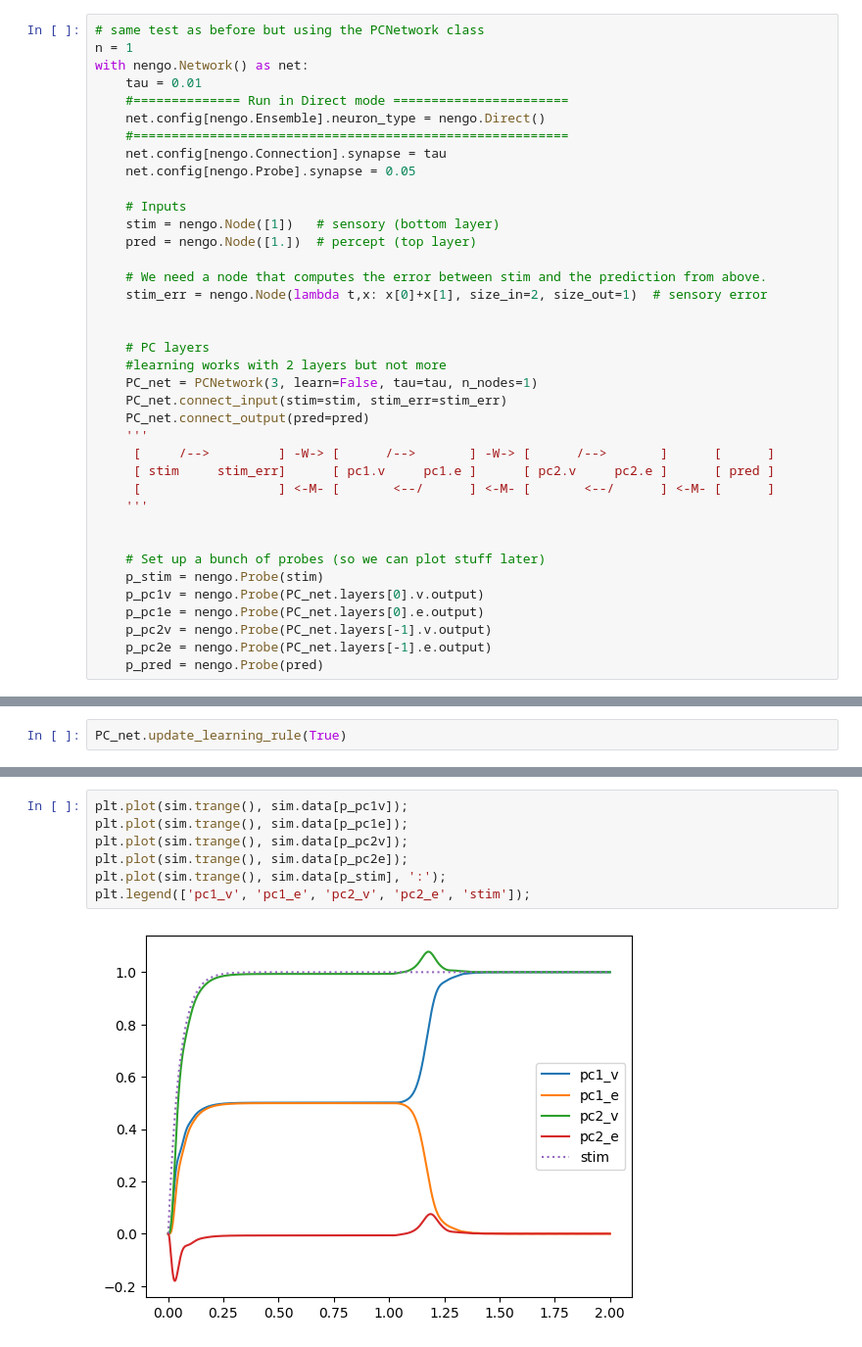
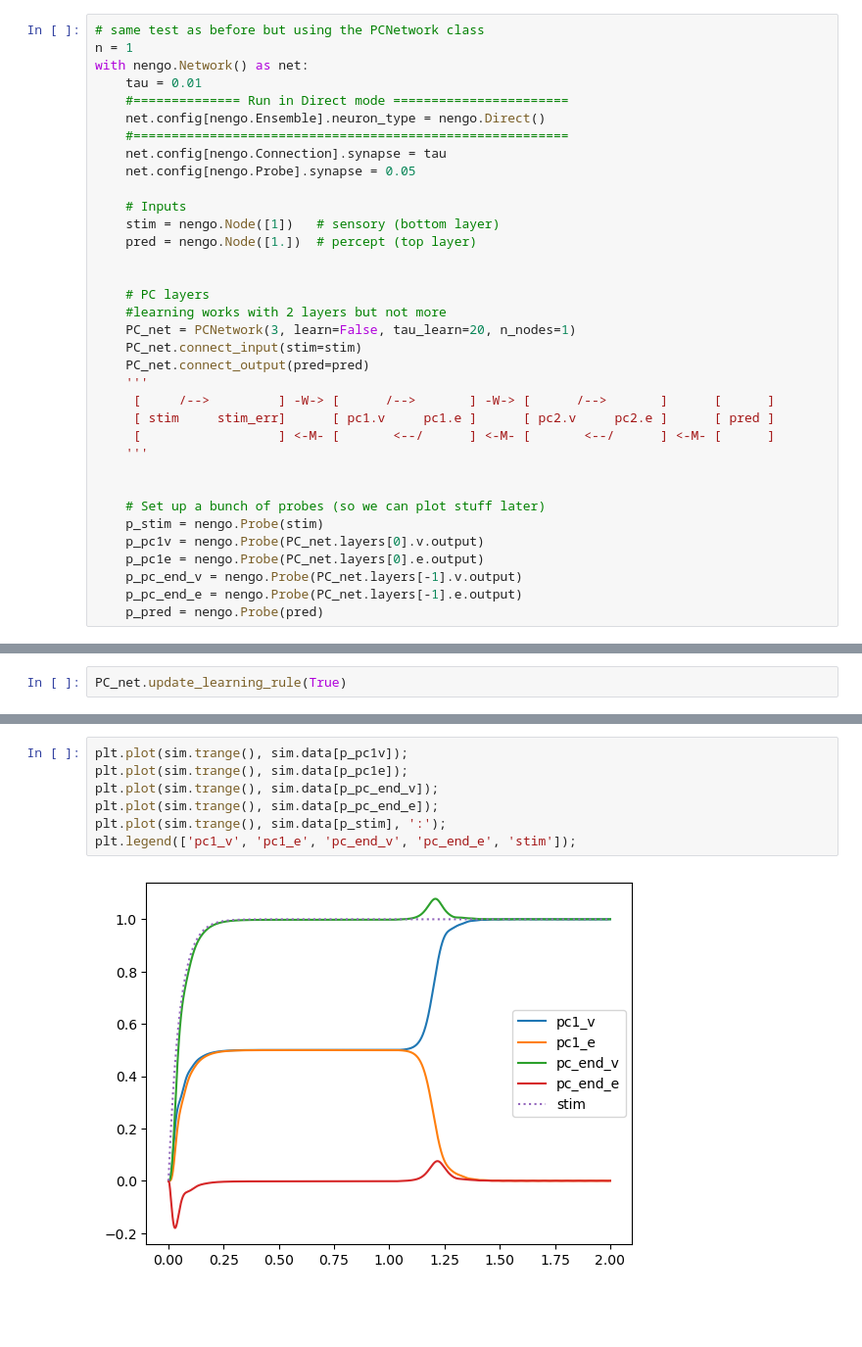
Before and after one commit to jorchard/pc_nengo, a Jupyter notebook: predictive_coding.ipynb, the cells around one changed output, grey strips where cells are left out. Shown: that part at 98% size. Saved outputs shown, nothing was run; the diff lists cells and outputs as text; blank space fills up the shorter version.

Commit message:
Changed tau in PCNetwork class to be the weight learning constant tau

```diff
--- a/predictive_coding.ipynb
+++ b/predictive_coding.ipynb
@@ -301,14 +303,11 @@ with nengo.Network() as net:
     stim = nengo.Node([1])   # sensory (bottom layer)
     pred = nengo.Node([1.])  # percept (top layer)
 
-    # We need a node that computes the error between stim and the prediction from above.
-    stim_err = nengo.Node(lambda t,x: x[0]+x[1], size_in=2, size_out=1)  # sensory error
-
 
     # PC layers
     #learning works with 2 layers but not more
-    PC_net = PCNetwork(3, learn=False, tau=tau, n_nodes=1)
-    PC_net.connect_input(stim=stim, stim_err=stim_err)
+    PC_net = PCNetwork(3, learn=False, tau_learn=20, n_nodes=1)
+    PC_net.connect_input(stim=stim)
     PC_net.connect_output(pred=pred)
     '''
      [     /-->         ] -W-> [      /-->       ] -W-> [      /-->       ]      [      ]
@@ -321,8 +320,8 @@ with nengo.Network() as net:
     p_stim = nengo.Probe(stim)
     p_pc1v = nengo.Probe(PC_net.layers[0].v.output)
     p_pc1e = nengo.Probe(PC_net.layers[0].e.output)
-    p_pc2v = nengo.Probe(PC_net.layers[-1].v.output)
-    p_pc2e = nengo.Probe(PC_net.layers[-1].e.output)
+    p_pc_end_v = nengo.Probe(PC_net.layers[-1].v.output)
+    p_pc_end_e = nengo.Probe(PC_net.layers[-1].e.output)
     p_pred = nengo.Probe(pred)
 # %%
 sim = nengo.Simulator(net)
@@ -350,9 +350,9 @@ sim.run(1.)
 # %%
 plt.plot(sim.trange(), sim.data[p_pc1v]);
 plt.plot(sim.trange(), sim.data[p_pc1e]);
-plt.plot(sim.trange(), sim.data[p_pc2v]);
-plt.plot(sim.trange(), sim.data[p_pc2e]);
+plt.plot(sim.trange(), sim.data[p_pc_end_v]);
+plt.plot(sim.trange(), sim.data[p_pc_end_e]);
 plt.plot(sim.trange(), sim.data[p_stim], ':');
-plt.legend(['pc1_v', 'pc1_e', 'pc2_v', 'pc2_e', 'stim']);
+plt.legend(['pc1_v', 'pc1_e', 'pc_end_v', 'pc_end_e', 'stim']);
 # %% [output]
-[figure, old version]
+[figure, new version]
```
Also changed, not shown: parts of 10 cells of this notebook.
